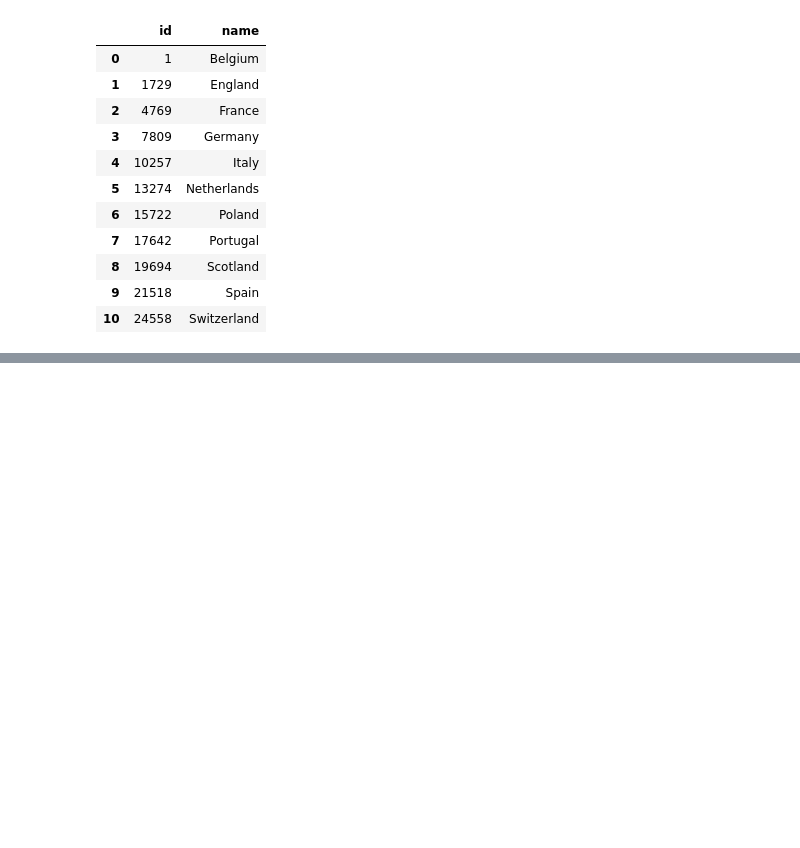
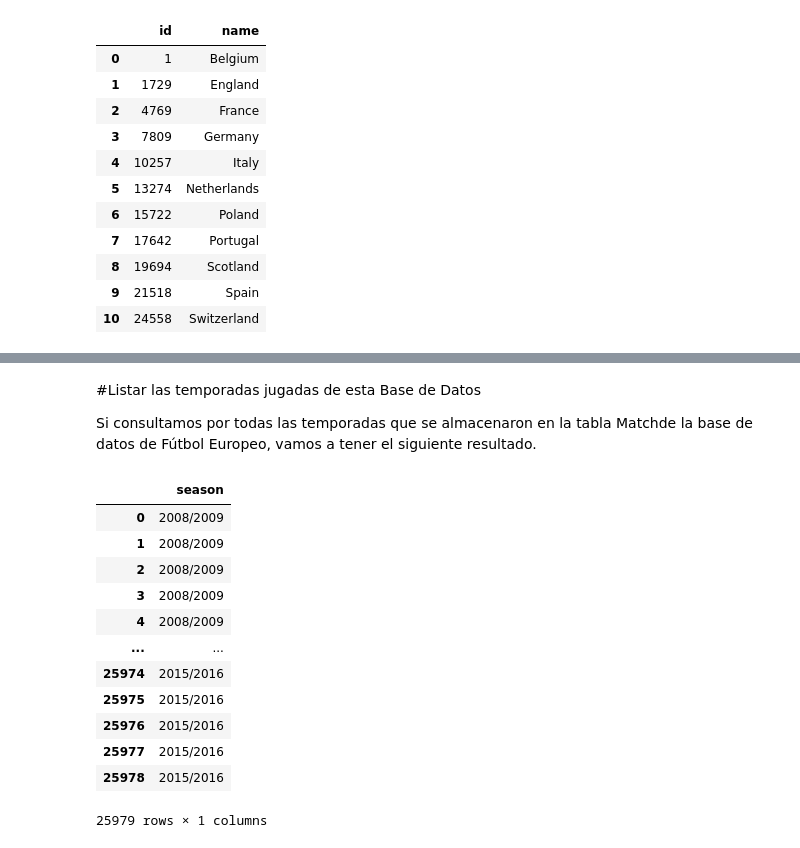
Before and after one commit to Dagnne/TalentoTechDag, a Jupyter notebook: Taller_SQL.ipynb, the cells around one changed output, grey strips where cells are left out. Saved outputs shown, nothing was run; the diff lists cells and outputs as text; code cells hidden in the pictures; blank space fills up the shorter version.

```diff
--- a/Taller_SQL.ipynb
+++ b/Taller_SQL.ipynb
@@ -64,0 +125,23 @@ countries
+# %% [markdown]
+#Listar las temporadas jugadas de esta Base de Datos
+
+Si consultamos por todas las temporadas que se almacenaron en la tabla Matchde la base de datos de Fútbol Europeo, vamos a tener el siguiente resultado.
+# %%
+query = """ SELECT season FROM match;"""
+
+seasons = pd.read_sql(query, conn)
+seasons
+# %% [output]
+|  | season |
+| 0 | 2008/2009 |
+| 1 | 2008/2009 |
+| 2 | 2008/2009 |
+| 3 | 2008/2009 |
+| 4 | 2008/2009 |
+| ... | ... |
+| 25974 | 2015/2016 |
+| 25975 | 2015/2016 |
+| 25976 | 2015/2016 |
+| 25977 | 2015/2016 |
+| 25978 | 2015/2016 |
+25979 rows × 1 columns
```
Also changed, not shown: parts of 11 cells of this notebook.
